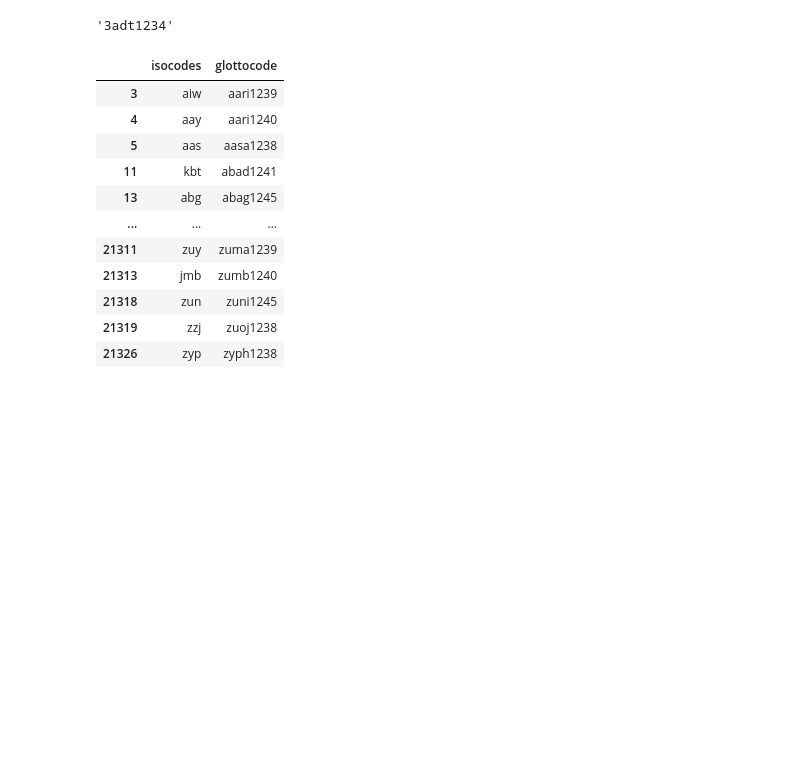
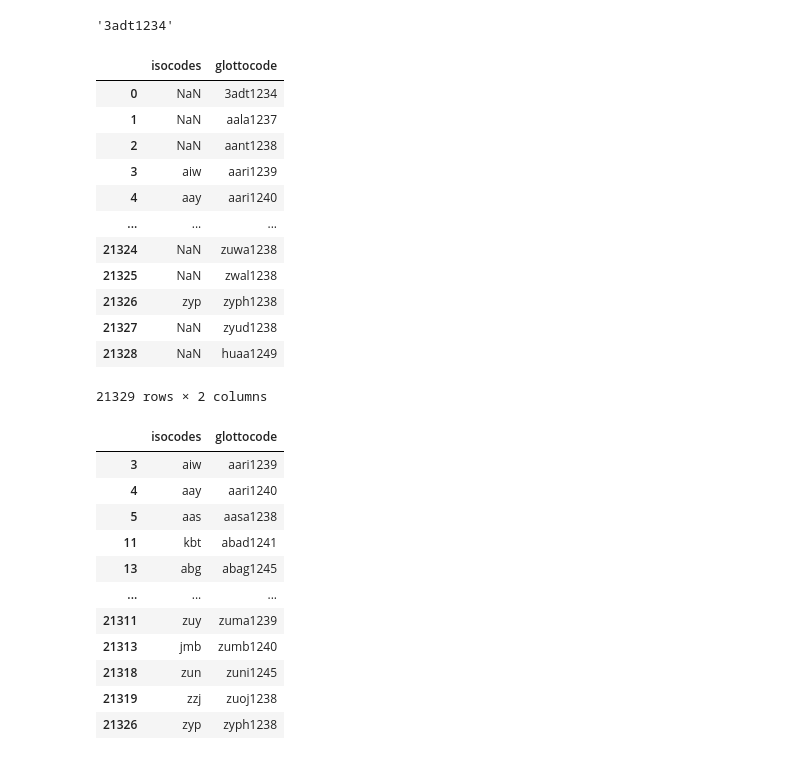
Before and after one commit to javiervz/analisis-datos-magister, a Jupyter notebook: clase-4/clase-6.ipynb, the cells around one changed output. Saved outputs shown, nothing was run; the diff lists cells and outputs as text; code cells hidden in the pictures; blank space fills up the shorter version.

```diff
--- a/clase-4/clase-4.ipynb
+++ b/clase-4/clase-6.ipynb
@@ -95,6 +101,22 @@ langs.loc[0,'glottocode']
 '3adt1234'
 # %%
 ## mirar https://pandas.pydata.org/pandas-docs/stable/user_guide/dsintro.html
+# %%
+langs[['isocodes','glottocode']]
+# %% [output]
+|  | isocodes | glottocode |
+| 0 | NaN | 3adt1234 |
+| 1 | NaN | aala1237 |
+| 2 | NaN | aant1238 |
+| 3 | aiw | aari1239 |
+| 4 | aay | aari1240 |
+| ... | ... | ... |
+| 21324 | NaN | zuwa1238 |
+| 21325 | NaN | zwal1238 |
+| 21326 | zyp | zyph1238 |
+| 21327 | NaN | zyud1238 |
+| 21328 | NaN | huaa1249 |
+21329 rows × 2 columns
 # %%
 ## nos quedamos con un dataframe con dos columnas: iso vs glottocode
 ## elmiminamos los NaN
```
Also changed, not shown: parts of 18 cells of this notebook, 3 other files.
